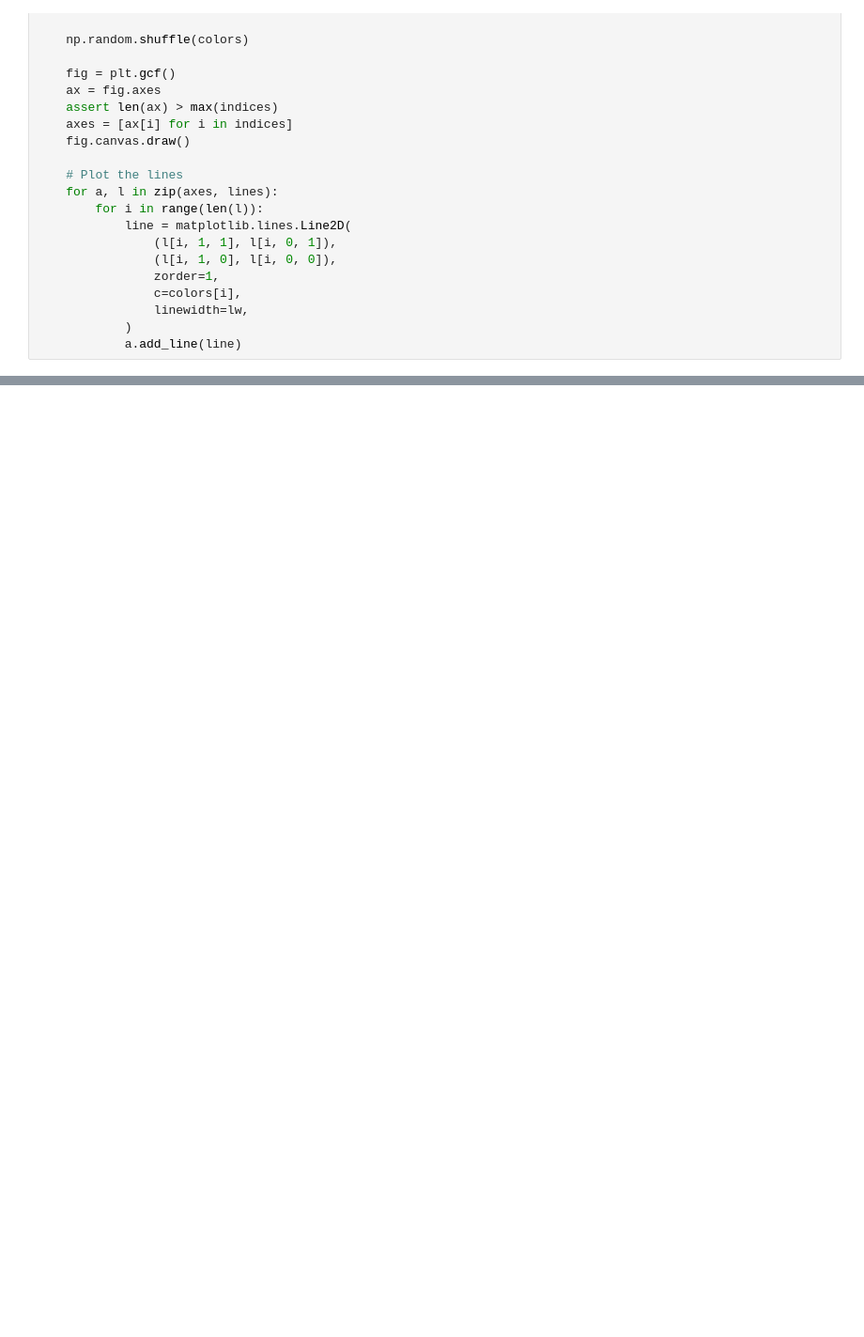
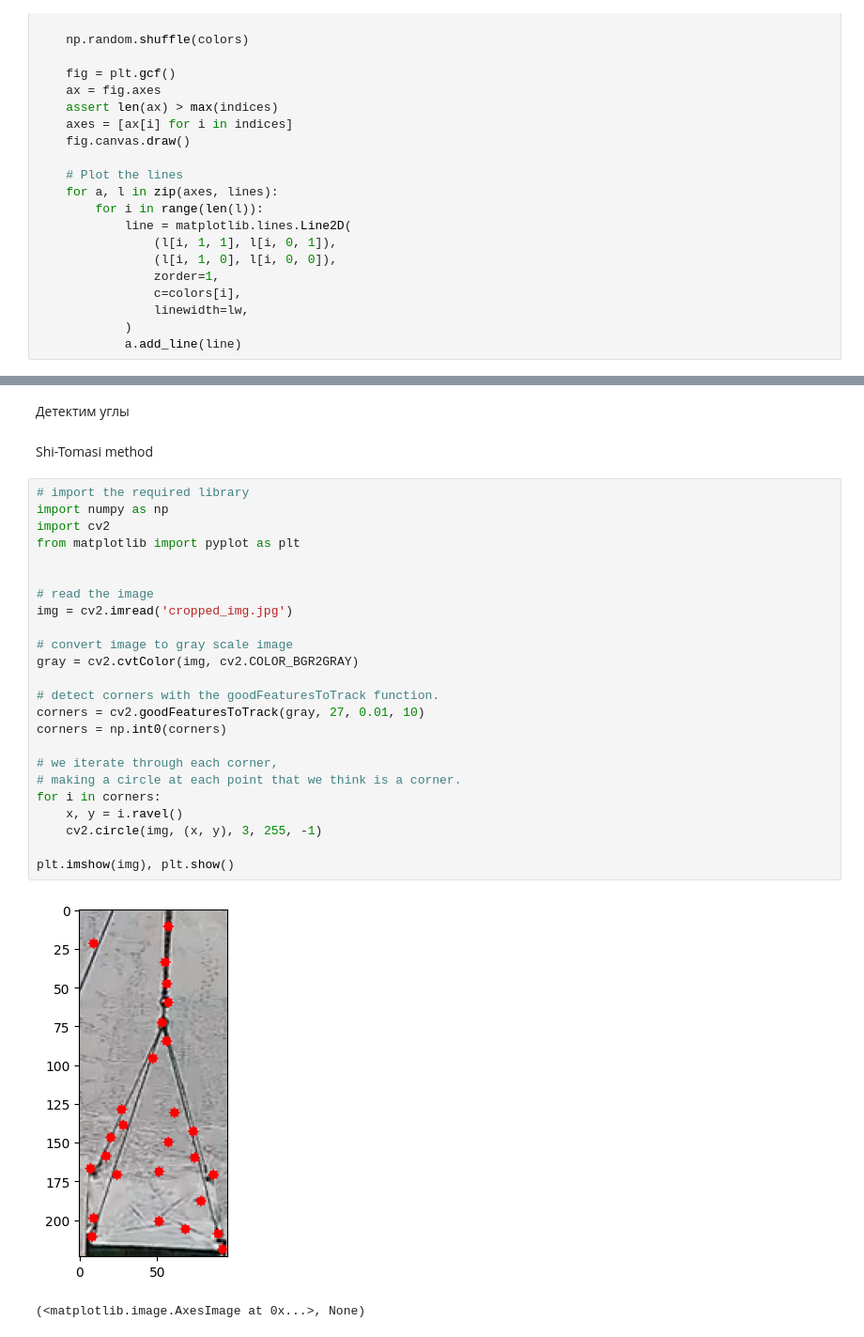
Before and after one commit to lnrSmglln/CV_containers, a Jupyter notebook: yolo_usage.ipynb, the cells around one changed output, grey strips where cells are left out. Shown at 94% size. Saved outputs shown, nothing was run; the diff lists cells and outputs as text; blank space fills up the shorter version.

```diff
--- a/yolo_usage.ipynb
+++ b/yolo_usage.ipynb
@@ -231,0 +245,31 @@ plot_lines(lines_to_plot, ps=3, lw=2, indices={0, 1})
+# %% [markdown]
+Детектим углы
+# %% [markdown]
+Shi-Tomasi method
+# %%
+# import the required library
+import numpy as np
+import cv2
+from matplotlib import pyplot as plt
+
+
+# read the image
+img = cv2.imread('cropped_img.jpg')
+
+# convert image to gray scale image
+gray = cv2.cvtColor(img, cv2.COLOR_BGR2GRAY)
+
+# detect corners with the goodFeaturesToTrack function.
+corners = cv2.goodFeaturesToTrack(gray, 27, 0.01, 10)
+corners = np.int0(corners)
+
+# we iterate through each corner,
+# making a circle at each point that we think is a corner.
+for i in corners:
+    x, y = i.ravel()
+    cv2.circle(img, (x, y), 3, 255, -1)
+
+plt.imshow(img), plt.show()
+# %% [output]
+[figure, added]
+(<matplotlib.image.AxesImage at 0x...>, None)
```
Also changed, not shown: parts of 16 cells of this notebook, 7 other files.
